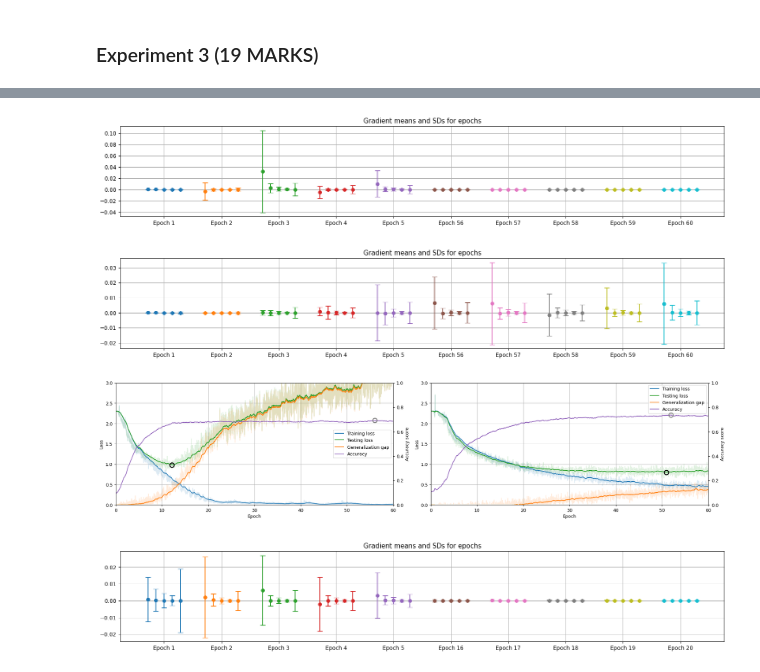
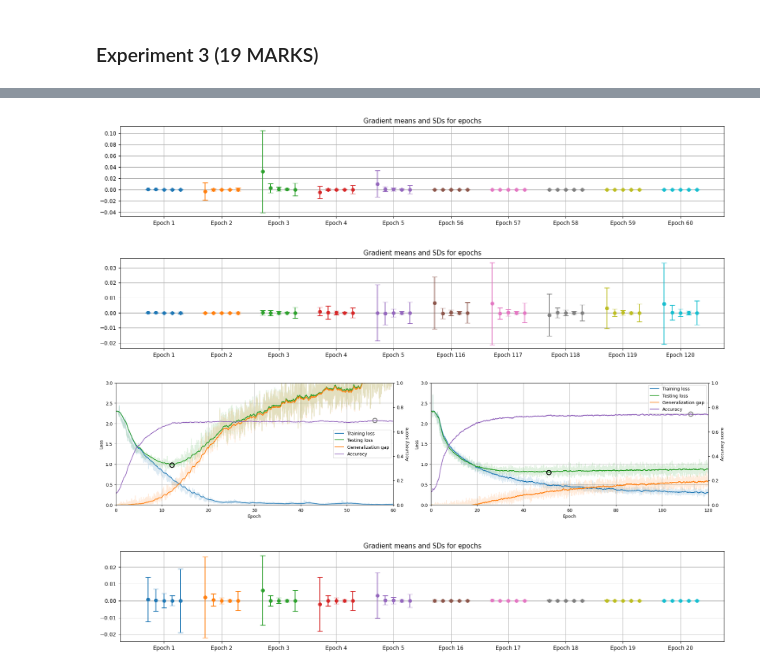
Before and after one commit to Guy29/CIFAR-10-experiments, a Jupyter notebook: 267649.ipynb, the cells around one changed output, grey strips where cells are left out. Saved outputs shown, nothing was run; the diff lists cells and outputs as text; code cells hidden in the pictures.

```diff
--- a/267649.ipynb
+++ b/267649.ipynb
@@ -755,36 +769,36 @@ with open('results.pickle','rb+') as f:  results = pickle.load(f)
 # Function to get the accuracy of the model at the end of training
 def last_accuracy(metrics): return metrics[2][-1]
 
 # Get the metrics for the best performing zero dropout model
 best_no_dropout_metrics = max(results['dropout_rate'][0.0], key = last_accuracy)
 
 # Plot its gradient stats
 plot_gradient_stats(best_no_dropout_metrics, max_epochs=60)
 
 # Collect all the metrics for models with non-zero dropout
 all_dropout_metrics = results['dropout_rate'][0.1] + results['dropout_rate'][0.2] + \
                       results['dropout_rate'][0.3] + results['dropout_rate'][0.4]
 
 # Get the metrics for the best performing non-zero dropout model
 best_dropout_metrics = max(all_dropout_metrics, key = last_accuracy)
 
 # Plot its gradient stats
-plot_gradient_stats(best_dropout_metrics, max_epochs=60)
+plot_gradient_stats(best_dropout_metrics, max_epochs=120)
 
 # Plot the learning curves for these two models
 
 # Create a 1x2 grid of subplots
 fig, axes = plt.subplots(nrows=1, ncols=2, figsize=(20,5))
 
 plot_metrics_to_axes(best_no_dropout_metrics, axes[0], ticks=('left','bottom','right'), labels=True, legend=True, show_unsmoothed=True, annotate=True, max_epochs=60)
-plot_metrics_to_axes(best_dropout_metrics, axes[1], ticks=('left','bottom','right'), labels=True, legend=True, show_unsmoothed=True, annotate=True, max_epochs=60)
+plot_metrics_to_axes(best_dropout_metrics, axes[1], ticks=('left','bottom','right'), labels=True, legend=True, show_unsmoothed=True, annotate=True, max_epochs=120)
 
 plt.tight_layout(rect=[0, 0, 1, 0.93])
 plt.show()
 # %% [output]
 [figure]
 [figure]
-[figure, old version]
+[figure, new version]
 # %%
 # Get training and testing data
 train_set = datasets.CIFAR10(root='data', train=True , transform=ToTensor())
```
Also changed, not shown: parts of 6 cells of this notebook.
